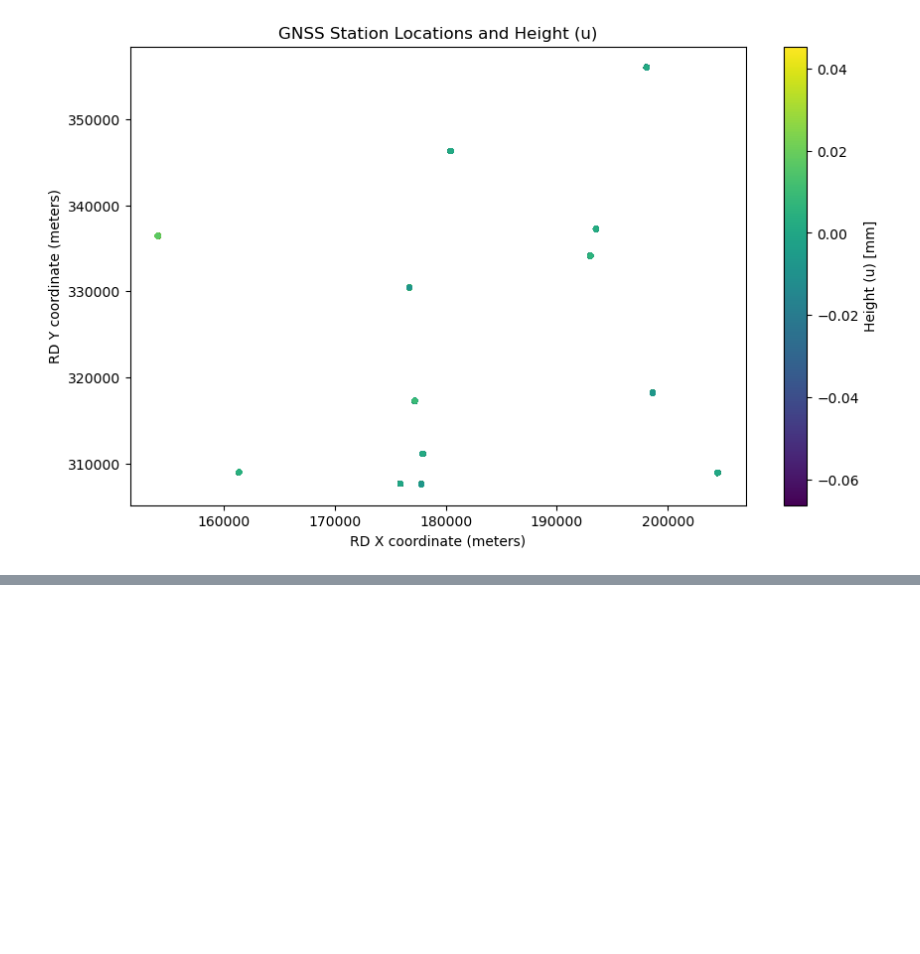
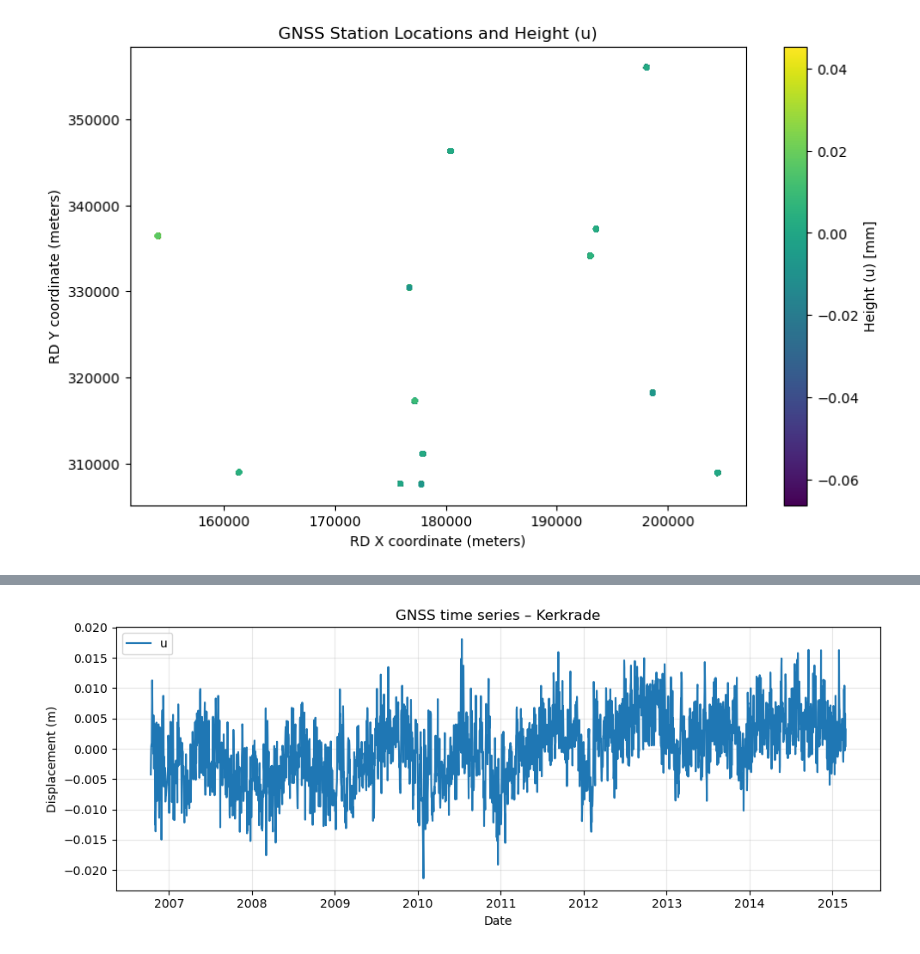
Before and after one commit to nigelwie/SHM-GH-Abandoned-Mines-Limburg, a Jupyter notebook: gnss/load_gnss_csv_file.ipynb, the cells around one changed output, grey strips where cells are left out. Drawn from its saved outputs; the diff is of its cells as text; code cells hidden in the pictures; blank space fills up the shorter version.

```diff
--- a/gnss/load_gnss_csv_file.ipynb
+++ b/gnss/load_gnss_csv_file.ipynb
@@ -41,0 +89,5 @@ plt.show()
+# %%
+_ = plot_station_timeseries(df, station_name="Kerkrade", cols=("u"))
+# or: _ = plot_station_timeseries(df, station_id="0591", cols=("n","e","u"))
+# %% [output]
+[figure, added]
```
Also changed, not shown: parts of 4 cells of this notebook.
